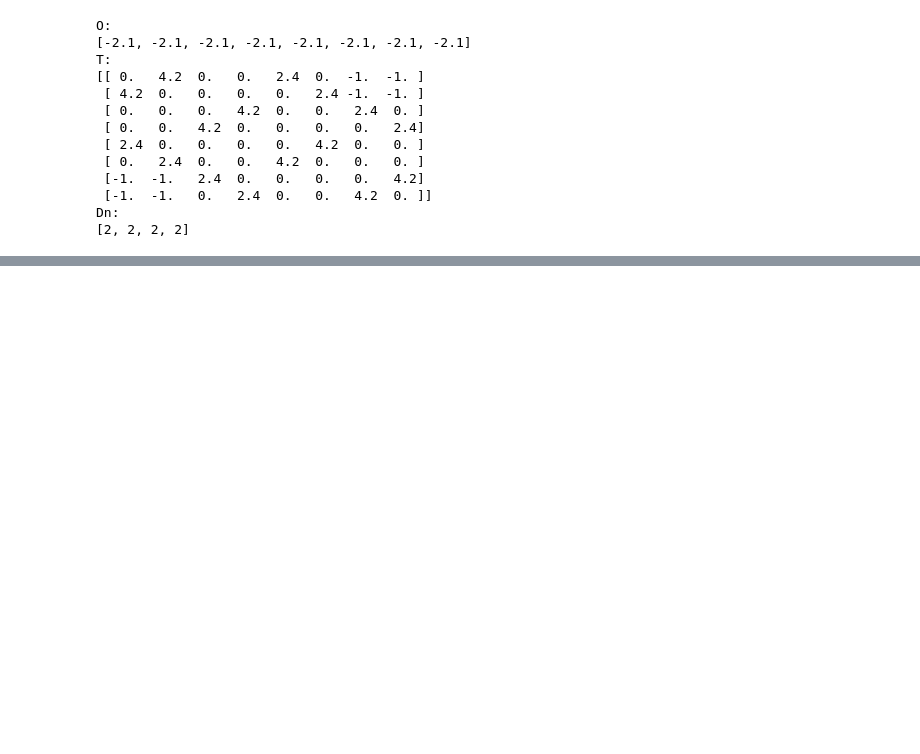
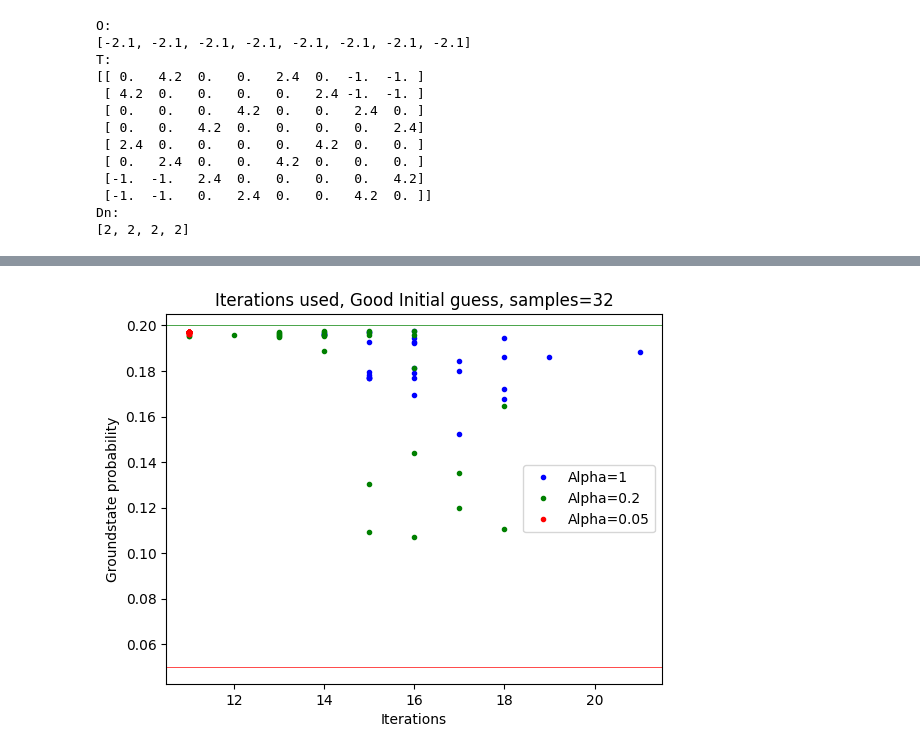
Before and after one commit to jacobljungberg/Testing_CVaR_on_QAOA, a Jupyter notebook: examples/Parameter_test_COBYLA.ipynb, the cells around one changed output, grey strips where cells are left out. Saved outputs shown, nothing was run; the diff lists cells and outputs as text; code cells hidden in the pictures; blank space fills up the shorter version.

```diff
--- a/examples/Parameter_test_COBYLA.ipynb
+++ b/examples/Parameter_test_COBYLA.ipynb
@@ -155,0 +308,28 @@ plt.show()
+# %%
+end_probs_alpha1 = []
+for probs in prob_list_list_alpha1:
+    end_probs_alpha1.append(probs[-1])
+
+end_probs_alpha005 = []
+for probs in prob_list_list:
+    end_probs_alpha005.append(probs[-1])
+
+end_probs_alpha02 = []
+for probs in prob_list_list_alpha02:
+    end_probs_alpha02.append(probs[-1])
+
+fig, ax = plt.subplots()
+ax.plot(iter_needed_list_alpha1, end_probs_alpha1, 'b.', label='Alpha=1')
+ax.plot(iter_needed_list_alpha02, end_probs_alpha02, 'g.', label='Alpha=0.2')
+ax.plot(iter_needed_list_alpha005, end_probs_alpha005, 'r.', label='Alpha=0.05')
+ax.axhline(y=0.05, color='r', linewidth=0.5)
+ax.axhline(y=0.2, color='g', linewidth=0.5)
+ax.legend()
+plt.xlabel('Iterations')
+plt.ylabel('Groundstate probability')
+plt.title('Iterations used, Good Initial guess, samples=32')
+#ax.legend()
+
+plt.show()
+# %% [output]
+[figure, added]
```
Also changed, not shown: parts of 8 cells of this notebook.
